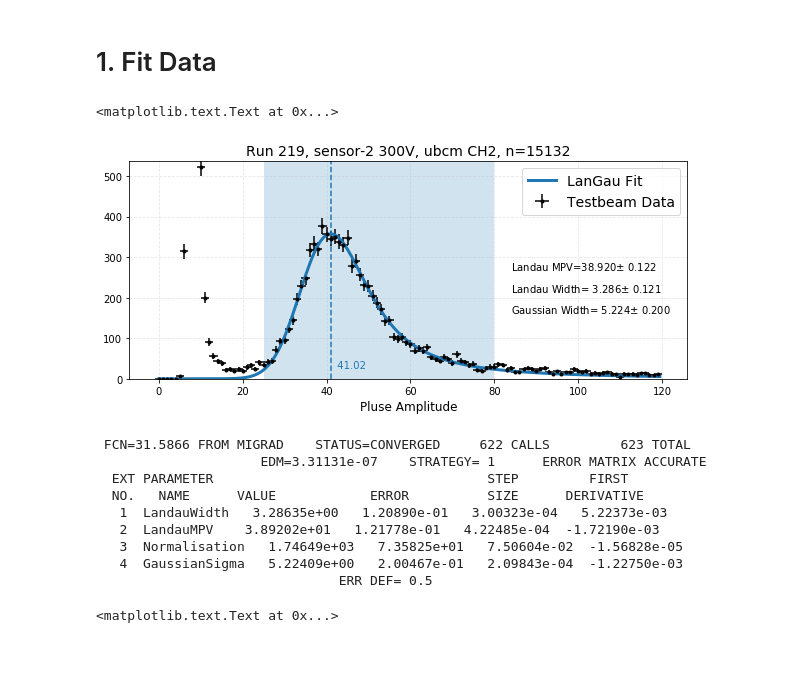
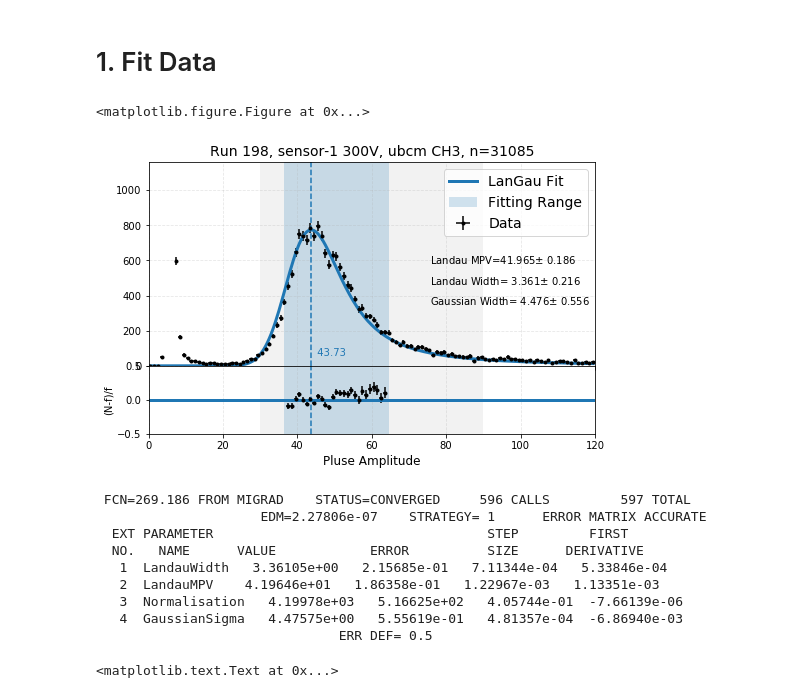
Before and after one commit to ZihengChen/BCM1F_TB_SensorAnalysis, a Jupyter notebook: notebooks/plotPulseFeatures.ipynb, the cells around one changed output. Saved outputs shown, nothing was run; the diff lists cells and outputs as text; code cells hidden in the pictures; blank space fills up the shorter version.

```diff
--- a/notebooks/plotPulseFeatures.ipynb
+++ b/notebooks/plotPulseFeatures.ipynb
@@ -11,7 +11,9 @@ dataDir = "../data/eventFeatures"
 # %% [output]
 Welcome to JupyROOT 6.16/00
 # %%
-run,backend, channel="219","ubcm",2
+run,backend, channel="198","ubcm",3
+#run,backend, channel="231","VME",1
+
 #run,backend, channel="222","ubcm",2
 #run,backend, channel = "237","ubcm",0
 rd = EventFeaturesReader(dataDir,"000"+run,backend)
@@ -19,25 +21,25 @@ rd = EventFeaturesReader(dataDir,"000"+run,backend)
 # 1. Fit Data
 # %%
 ch = rd.getChannel(channel)
-title = "Run {}, sensor-{} {}V, {} CH{}, n={}".format(run,2, 300,backend,channel,len(ch))
+title = "Run {}, sensor-{} {}V, {} CH{}, n={}".format(run,1, 300,backend,channel,len(ch))
 # fitting
-fitter = PulseAmpFitter(ch.pulseAmp)
-fitter.fitRange(25,80, None)
+fitter = PulseAmpFitter(ch.pulseAmp,binsize=1)
+fitter.fitRange(30,90, None)
 # plot
 fitter.plot()
-plt.title(title, fontsize=14)
-#plt.savefig("../plots/example_free_langaus_{}_run{}_{}.png".format(backend,run,channel),dpi=300)
+fitter.axes[0].set_title(title, fontsize=14)
+plt.savefig("../plots/example_langaus_{}_run{}_{}.png".format(backend,run,channel),dpi=300)
 # %% [output]
-<matplotlib.text.Text at 0x...>
+<matplotlib.figure.Figure at 0x...>
-[figure, old version]
+[figure, new version]
- FCN=31.5866 FROM MIGRAD    STATUS=CONVERGED     622 CALLS         623 TOTAL
-                     EDM=3.31131e-07    STRATEGY= 1      ERROR MATRIX ACCURATE
+ FCN=269.186 FROM MIGRAD    STATUS=CONVERGED     596 CALLS         597 TOTAL
+                     EDM=2.27806e-07    STRATEGY= 1      ERROR MATRIX ACCURATE
   EXT PARAMETER                                   STEP         FIRST
   NO.   NAME      VALUE            ERROR          SIZE      DERIVATIVE
-   1  LandauWidth   3.28635e+00   1.20890e-01   3.00323e-04   5.22373e-03
-   2  LandauMPV    3.89202e+01   1.21778e-01   4.22485e-04  -1.72190e-03
-   3  Normalisation   1.74649e+03   7.35825e+01   7.50604e-02  -1.56828e-05
-   4  GaussianSigma   5.22409e+00   2.00467e-01   2.09843e-04  -1.22750e-03
+   1  LandauWidth   3.36105e+00   2.15685e-01   7.11344e-04   5.33846e-04
+   2  LandauMPV    4.19646e+01   1.86358e-01   1.22967e-03   1.13351e-03
+   3  Normalisation   4.19978e+03   5.16625e+02   4.05744e-01  -7.66139e-06
+   4  GaussianSigma   4.47575e+00   5.55619e-01   4.81357e-04  -6.86940e-03
                                ERR DEF= 0.5
 # %%
 import seaborn as sns
```
Also changed, not shown: 32 other files.
